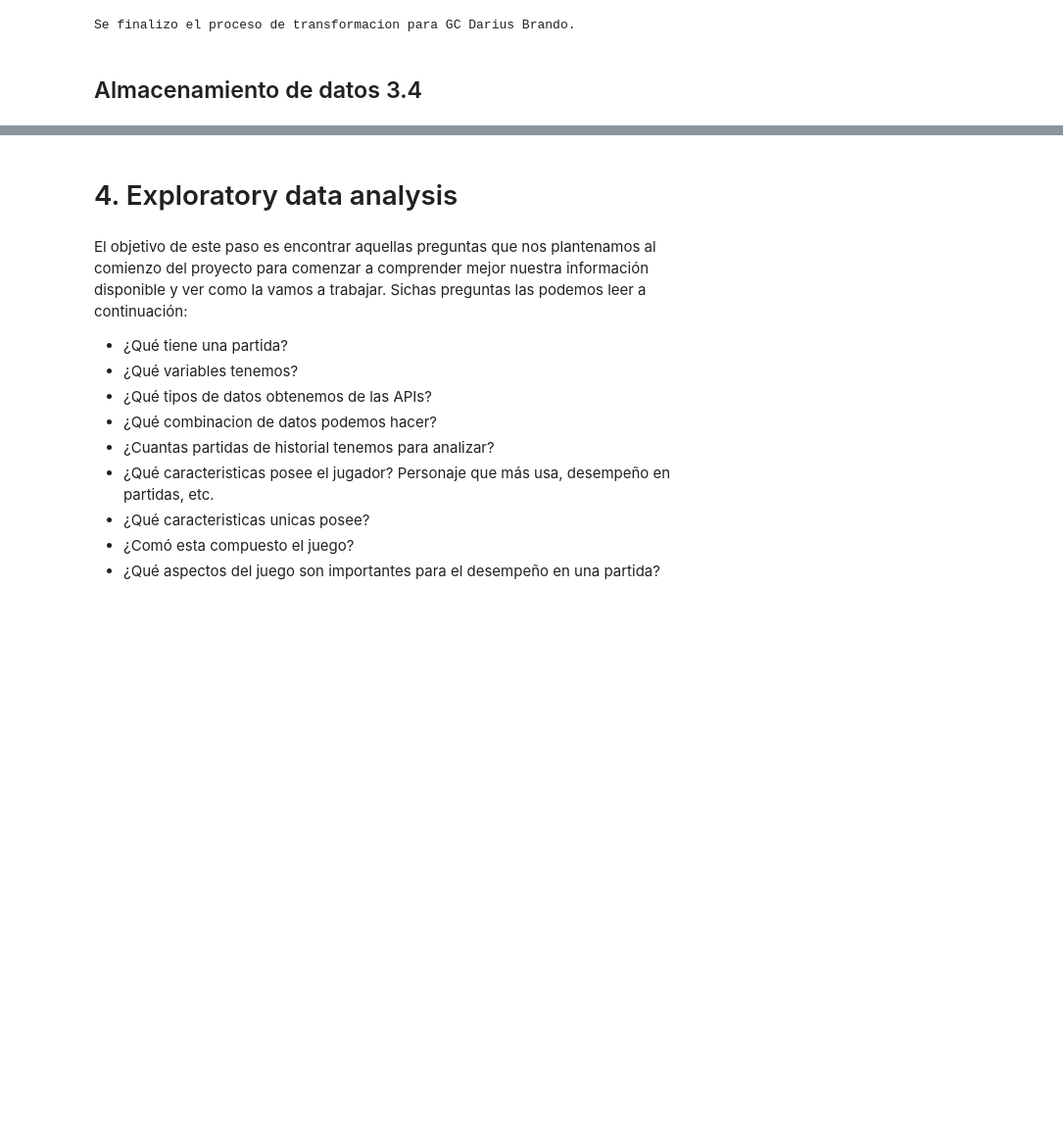
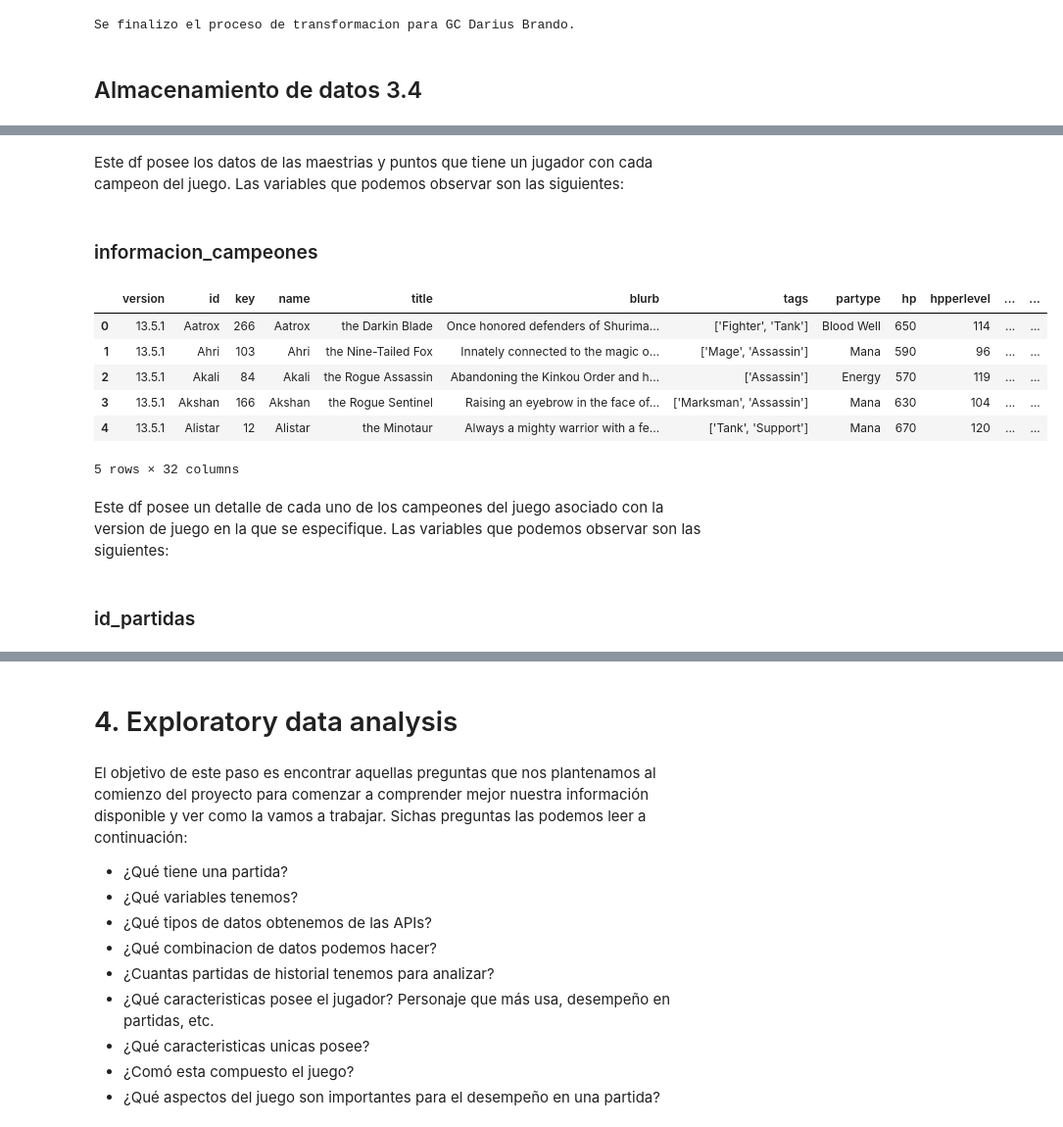
Before and after one commit to HugoCaleroBuratto/LeagueOfLegendMatch, a Jupyter notebook: lol_scrip.ipynb, the cells around one changed output, grey strips where cells are left out. Shown at 98% size. Drawn from its saved outputs; the diff is of its cells as text; code cells hidden in the pictures; blank space fills up the shorter version.

Commit message:
Act, exploracion de datos

```diff
--- a/lol_scrip.ipynb
+++ b/lol_scrip.ipynb
@@ -216,0 +239,19 @@ df_games = pd.read_csv('data/df_games.csv')
+# %% [markdown]
+
+Este df posee los datos de las maestrias y puntos que tiene un jugador con cada campeon del juego. Las variables que podemos observar son las siguientes:
+# %% [markdown]
+### informacion_campeones
+# %%
+informacion_campeones.head()
+# %% [output]
+|  | version | id | key | name | title | blurb | tags | partype | hp | hpperlevel | ... | ... |
+| 0 | 13.5.1 | Aatrox | 266 | Aatrox | the Darkin Blade | Once honored defenders of Shurima... | ['Fighter', 'Tank'] | Blood Well | 650 | 114 | ... | ... |
+| 1 | 13.5.1 | Ahri | 103 | Ahri | the Nine-Tailed Fox | Innately connected to the magic o... | ['Mage', 'Assassin'] | Mana | 590 | 96 | ... | ... |
+| 2 | 13.5.1 | Akali | 84 | Akali | the Rogue Assassin | Abandoning the Kinkou Order and h... | ['Assassin'] | Energy | 570 | 119 | ... | ... |
+| 3 | 13.5.1 | Akshan | 166 | Akshan | the Rogue Sentinel | Raising an eyebrow in the face of... | ['Marksman', 'Assassin'] | Mana | 630 | 104 | ... | ... |
+| 4 | 13.5.1 | Alistar | 12 | Alistar | the Minotaur | Always a mighty warrior with a fe... | ['Tank', 'Support'] | Mana | 670 | 120 | ... | ... |
+5 rows × 32 columns
+# %% [markdown]
+Este df posee un detalle de cada uno de los campeones del juego asociado con la version de juego en la que se especifique. Las variables que podemos observar son las siguientes:
+# %% [markdown]
+### id_partidas
```
Also changed, not shown: parts of 30 cells of this notebook.
